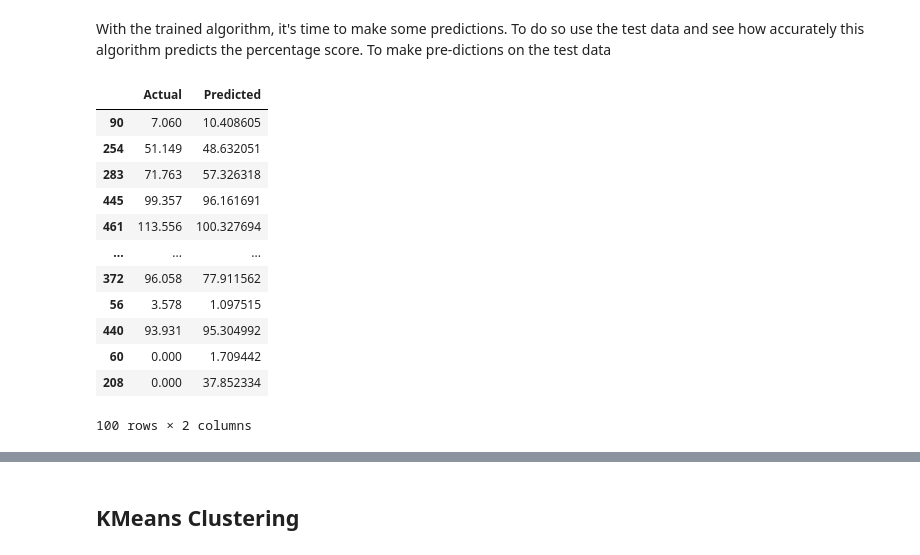
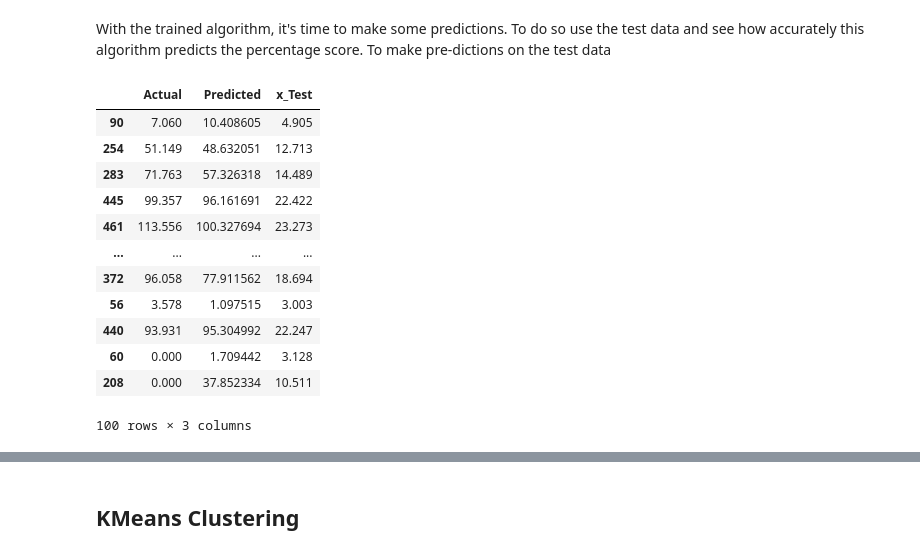
Before and after one commit to neadie/machine_learning_and_stats_project, a Jupyter notebook: MachineLearningAndStatsProject.ipynb, the cells around one changed output, grey strips where cells are left out. Drawn from its saved outputs; the diff is of its cells as text; code cells hidden in the pictures.

```diff
--- a/MachineLearningAndStatsProject.ipynb
+++ b/MachineLearningAndStatsProject.ipynb
@@ -153,18 +154,19 @@ With the trained  algorithm, it's time to make some predictions. To do so use th
 y_pred = regressor.predict(X_test)
 # %%
 df_diff = pd.DataFrame({'Actual': y_test, 'Predicted': y_pred})
+df_diff['x_Test'] =X_test
 df_diff
 # %% [output]
-|  | Actual | Predicted |
-| 90 | 7.060 | 10.408605 |
-| 254 | 51.149 | 48.632051 |
-| 283 | 71.763 | 57.326318 |
-| 445 | 99.357 | 96.161691 |
-| 461 | 113.556 | 100.327694 |
-| ... | ... | ... |
-| 372 | 96.058 | 77.911562 |
-| 56 | 3.578 | 1.097515 |
-| 440 | 93.931 | 95.304992 |
-| 60 | 0.000 | 1.709442 |
-| 208 | 0.000 | 37.852334 |
+|  | Actual | Predicted | x_Test |
+| 90 | 7.060 | 10.408605 | 4.905 |
+| 254 | 51.149 | 48.632051 | 12.713 |
+| 283 | 71.763 | 57.326318 | 14.489 |
+| 445 | 99.357 | 96.161691 | 22.422 |
+| 461 | 113.556 | 100.327694 | 23.273 |
+| ... | ... | ... | ... |
+| 372 | 96.058 | 77.911562 | 18.694 |
+| 56 | 3.578 | 1.097515 | 3.003 |
+| 440 | 93.931 | 95.304992 | 22.247 |
+| 60 | 0.000 | 1.709442 | 3.128 |
+| 208 | 0.000 | 37.852334 | 10.511 |
-100 rows × 2 columns
+100 rows × 3 columns
```
Also changed, not shown: parts of 12 cells of this notebook, 5 other files.
